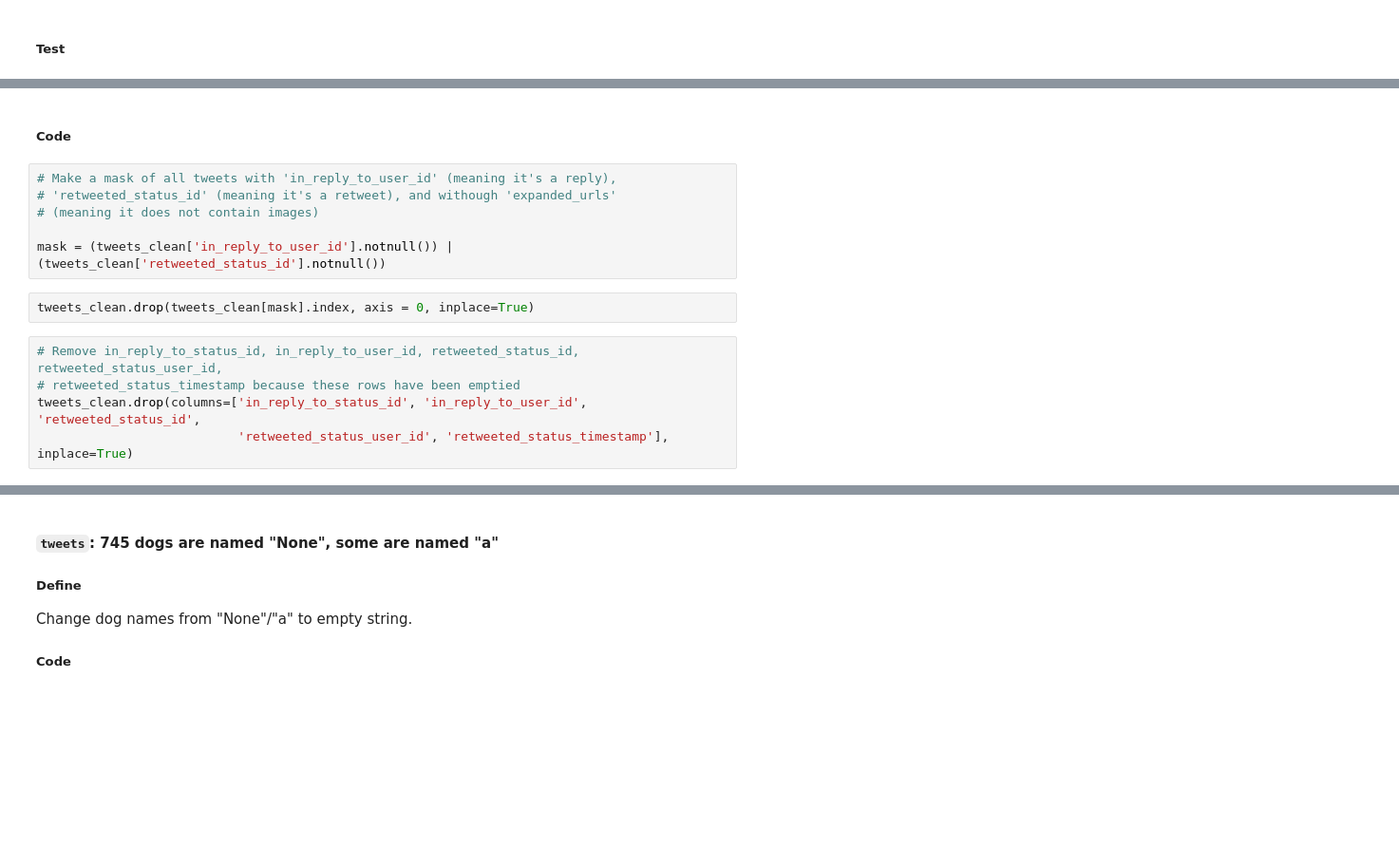
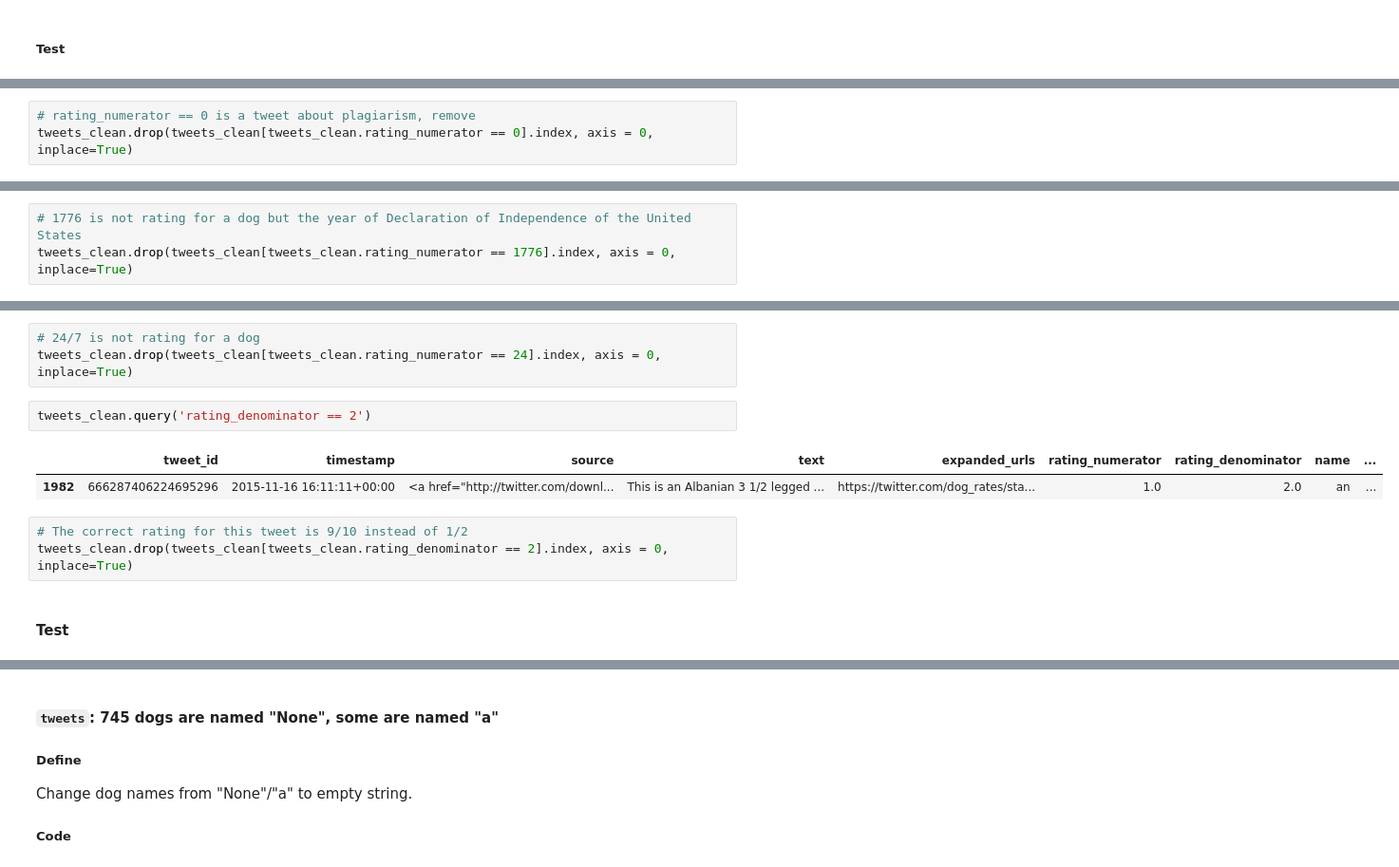
Before and after one commit to leqilu67/datawrangling_weratedogs, a Jupyter notebook: wrangle_act.ipynb, the cells around one changed output, grey strips where cells are left out. Shown at 95% size. Cells and saved outputs as stored; diff of their text form; blank space fills up the shorter version.

```diff
--- a/wrangle_act.ipynb
+++ b/wrangle_act.ipynb
@@ -551,0 +713,3 @@ Since we only care about original tweets with images, we are dropping all the re
+# %%
+# rating_numerator == 0 is a tweet about plagiarism, remove
+tweets_clean.drop(tweets_clean[tweets_clean.rating_numerator == 0].index, axis = 0, inplace=True)
@@ -551,0 +721,3 @@ Since we only care about original tweets with images, we are dropping all the re
+# %%
+# 1776 is not rating for a dog but the year of Declaration of Independence of the United States
+tweets_clean.drop(tweets_clean[tweets_clean.rating_numerator == 1776].index, axis = 0, inplace=True)
@@ -552,15 +729,13 @@ Since we only care about original tweets with images, we are dropping all the re
+# %%
+# 24/7 is not rating for a dog
+tweets_clean.drop(tweets_clean[tweets_clean.rating_numerator == 24].index, axis = 0, inplace=True)
+# %%
+tweets_clean.query('rating_denominator == 2')
+# %% [output]
+|  | tweet_id | timestamp | source | text | expanded_urls | rating_numerator | rating_denominator | name | ... |
+| 1982 | 666287406224695296 | 2015-11-16 16:11:11+00:00 | <a href="http://twitter.com/downl... | This is an Albanian 3 1/2 legged ... | https://twitter.com/dog_rates/sta... | 1.0 | 2.0 | an | ... |
+# %%
+# The correct rating for this tweet is 9/10 instead of 1/2
+tweets_clean.drop(tweets_clean[tweets_clean.rating_denominator == 2].index, axis = 0, inplace=True)
 # %% [markdown]
-##### Code
+#### Test
-# %%
-# Make a mask of all tweets with 'in_reply_to_user_id' (meaning it's a reply),
-# 'retweeted_status_id' (meaning it's a retweet), and withough 'expanded_urls'
-# (meaning it does not contain images)
-
-mask = (tweets_clean['in_reply_to_user_id'].notnull()) | (tweets_clean['retweeted_status_id'].notnull())
-# %%
-tweets_clean.drop(tweets_clean[mask].index, axis = 0, inplace=True)
-# %%
-# Remove in_reply_to_status_id, in_reply_to_user_id, retweeted_status_id, retweeted_status_user_id,
-# retweeted_status_timestamp because these rows have been emptied
-tweets_clean.drop(columns=['in_reply_to_status_id', 'in_reply_to_user_id', 'retweeted_status_id',
-                           'retweeted_status_user_id', 'retweeted_status_timestamp'], inplace=True)
```
Also changed, not shown: parts of 74 cells of this notebook.
